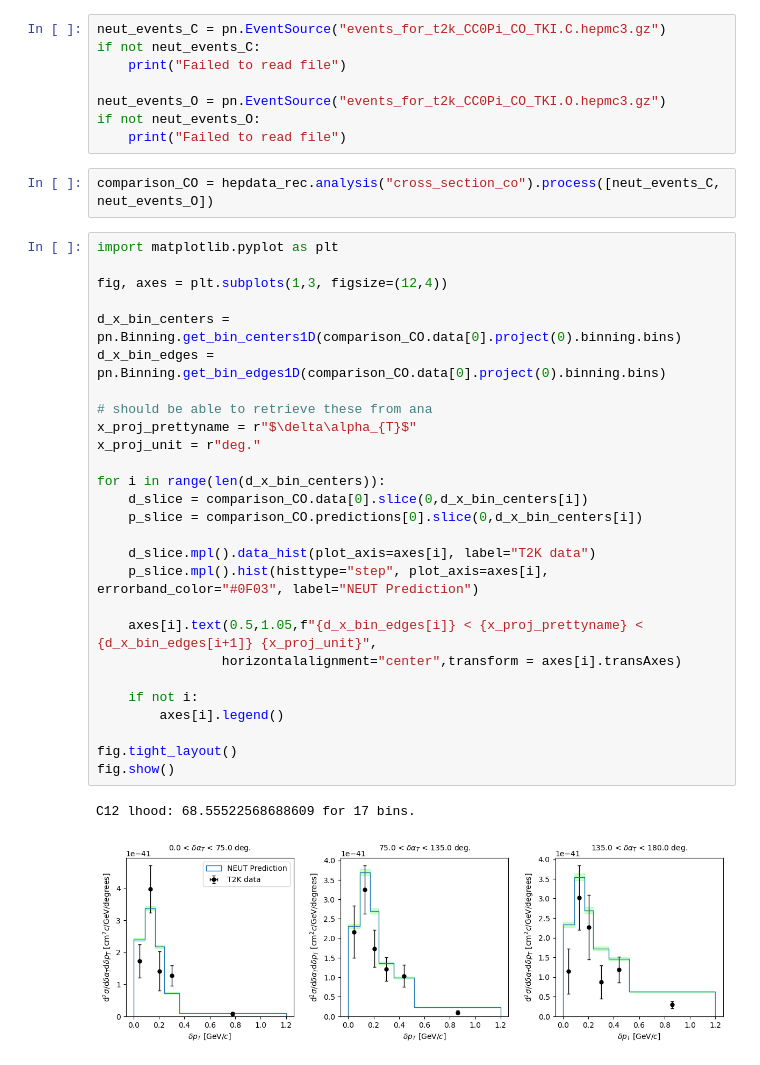
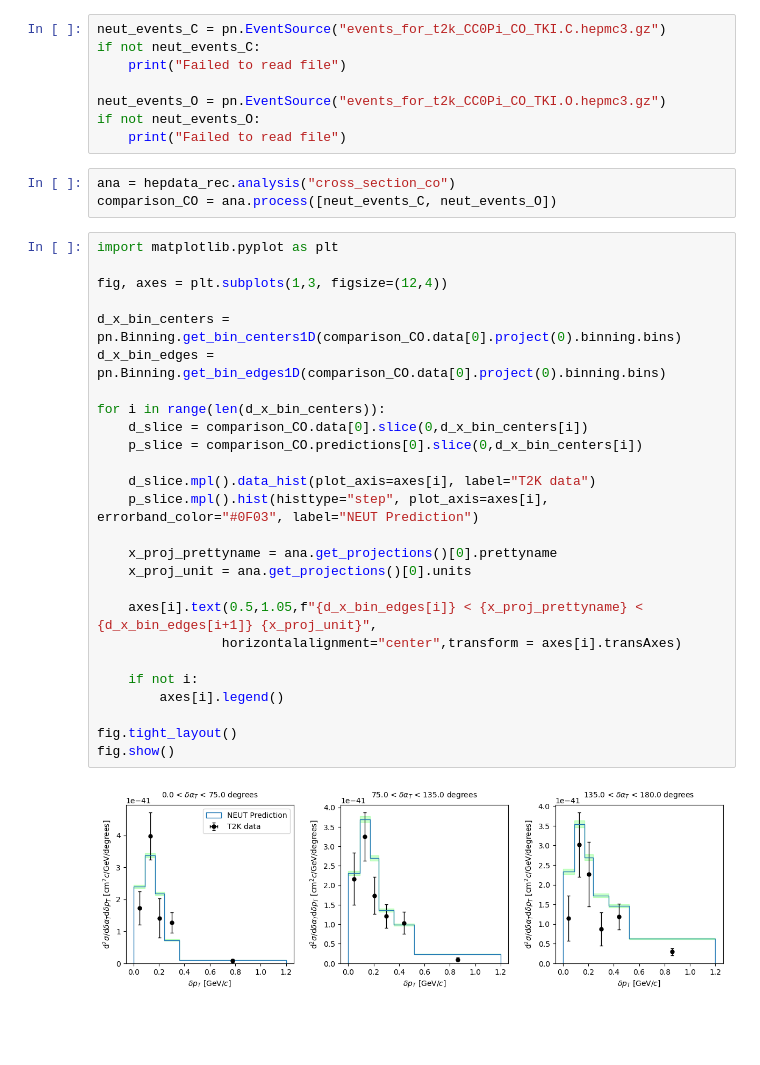
Before and after one commit to NUISANCEMC/notebooks, a Jupyter notebook: T2K_CO_TKI.ipynb, the cells around one changed output. Drawn from its saved outputs; the diff is of its cells as text; blank space fills up the shorter version.

```diff
--- a/T2K_CO_TKI.ipynb
+++ b/T2K_CO_TKI.ipynb
@@ -45,37 +45,36 @@ neut_events_O = pn.EventSource("events_for_t2k_CC0Pi_CO_TKI.O.hepmc3.gz")
 if not neut_events_O:
     print("Failed to read file")
 # %%
-comparison_CO = hepdata_rec.analysis("cross_section_co").process([neut_events_C, neut_events_O])
+ana = hepdata_rec.analysis("cross_section_co")
+comparison_CO = ana.process([neut_events_C, neut_events_O])
 # %%
 import matplotlib.pyplot as plt
 
 fig, axes = plt.subplots(1,3, figsize=(12,4))
 
 d_x_bin_centers = pn.Binning.get_bin_centers1D(comparison_CO.data[0].project(0).binning.bins)
 d_x_bin_edges = pn.Binning.get_bin_edges1D(comparison_CO.data[0].project(0).binning.bins)
 
-# should be able to retrieve these from ana
-x_proj_prettyname = r"$\delta\alpha_{T}$"
-x_proj_unit = r"deg."
-
 for i in range(len(d_x_bin_centers)):
     d_slice = comparison_CO.data[0].slice(0,d_x_bin_centers[i])
     p_slice = comparison_CO.predictions[0].slice(0,d_x_bin_centers[i])
 
     d_slice.mpl().data_hist(plot_axis=axes[i], label="T2K data")
     p_slice.mpl().hist(histtype="step", plot_axis=axes[i], errorband_color="#0F03", label="NEUT Prediction")
+
+    x_proj_prettyname = ana.get_projections()[0].prettyname
+    x_proj_unit = ana.get_projections()[0].units
 
     axes[i].text(0.5,1.05,f"{d_x_bin_edges[i]} < {x_proj_prettyname} < {d_x_bin_edges[i+1]} {x_proj_unit}",
                 horizontalalignment="center",transform = axes[i].transAxes)
 
     if not i:
         axes[i].legend()
 
 fig.tight_layout()
 fig.show()
 # %% [output]
-C12 lhood: 68.55522568688609 for 17 bins.
-[figure, old version]
+[figure, new version]
 # %%
 import matplotlib.pyplot as plt
 
```
Also changed, not shown: parts of 2 cells of this notebook.
